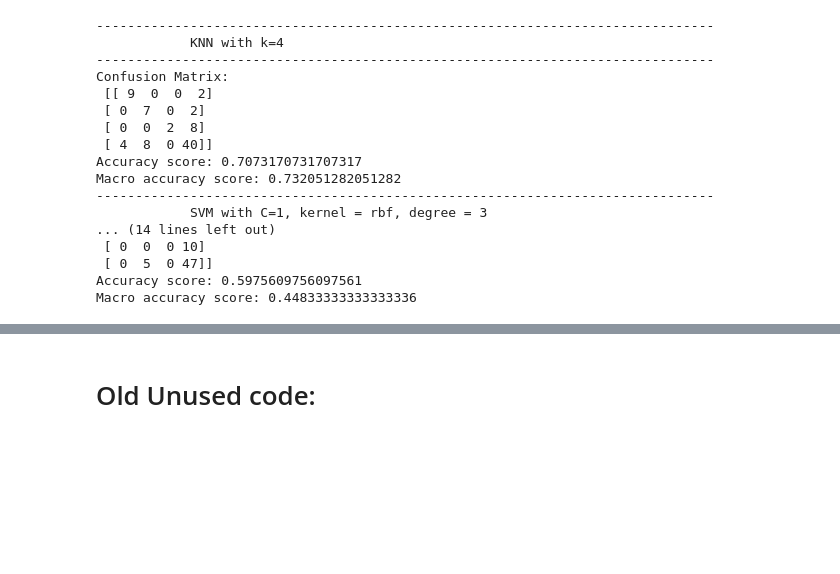
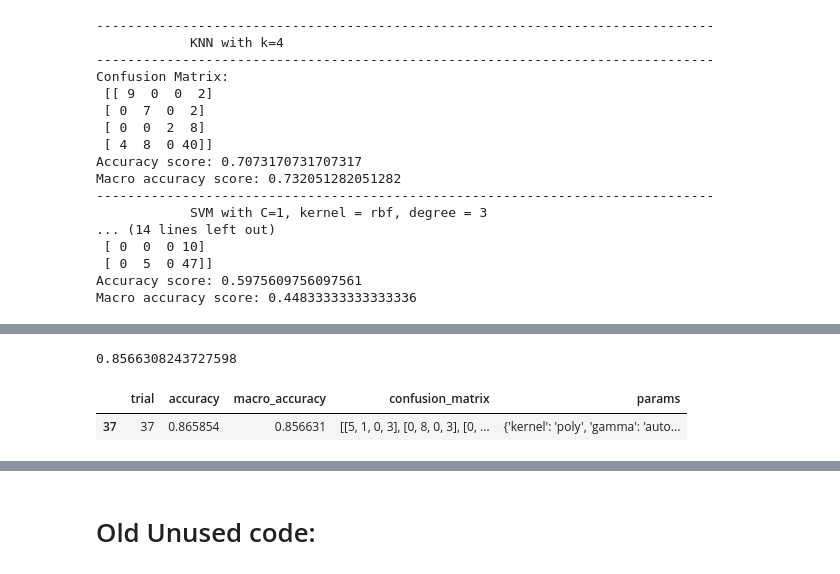
Before and after one commit to VedantKalbag/drum-style-identification, a Jupyter notebook: baseline_classifier.ipynb, the cells around one changed output, grey strips where cells are left out. Drawn from its saved outputs; the diff is of its cells as text; code cells hidden in the pictures; blank space fills up the shorter version.

```diff
--- a/baseline_classifier.ipynb
+++ b/baseline_classifier.ipynb
@@ -311,8 +374,6 @@ def extract_manual_features(x,fs):
     flux_std = np.std(flux)
 
     return centroid_mean, centroid_std, rms_mean, rms_std, zcr_mean, zcr_std, crest_mean, crest_std, flux_mean,flux_std
-# %%
-centroid_mean, centroid_std, rms_mean, rms_std, zcr_mean, zcr_std, crest_mean, crest_std, flux_mean,flux_std = extract_manual_features(df['audio'][0],44100)
 # %%
 df=info
 df['mfcc_mean'] = ''
@@ -345,7 +406,17 @@ for i in range(len(df)):
     df['delta_mfcc_mean'][i] = delta_mean
     df['delta_mfcc_std'][i] = delta_std
 
-    centroid_mean, centroid_std, rms_mean, rms_std, zcr_mean, zcr_std, crest_mean, crest_std, flux_mean,flux_std = extract_manual_features()
+    centroid_mean, centroid_std, rms_mean, rms_std, zcr_mean, zcr_std, crest_mean, crest_std, flux_mean,flux_std = extract_manual_features(df['audio'][i],44100)
+    df['centroid_mean'][i] = centroid_mean
+    df['centroid_std'][i] = centroid_std
+    df['rms_mean'][i] = rms_mean
+    df['rms_std'][i] = rms_std
+    df['zcr_mean'][i] = zcr_mean
+    df['zcr_std'][i] = zcr_std
+    df['crest_mean'][i] = crest_mean
+    df['crest_std'][i] = crest_std
+    df['flux_mean'][i] = flux_mean
+    df['flux_std'][i] = flux_std
 
 
 df[['mfcc1_mean','mfcc2_mean','mfcc3_mean','mfcc4_mean','mfcc5_mean','mfcc6_mean','mfcc7_mean','mfcc8_mean','mfcc9_mean','mfcc10_mean','mfcc11_mean','mfcc12_mean','mfcc13_mean']]=pd.DataFrame(df.mfcc_mean.tolist(), index= df.index)
@@ -405,7 +531,8 @@ X = df[['mfcc1_mean', 'mfcc2_mean', 'mfcc3_mean',
        'delta_mfcc3_std', 'delta_mfcc4_std', 'delta_mfcc5_std',
        'delta_mfcc6_std', 'delta_mfcc7_std', 'delta_mfcc8_std',
        'delta_mfcc9_std', 'delta_mfcc10_std', 'delta_mfcc11_std',
-       'delta_mfcc12_std', 'delta_mfcc13_std']]
+       'delta_mfcc12_std', 'delta_mfcc13_std',\
+       'centroid_mean','centroid_std','rms_mean','rms_std','zcr_mean','zcr_std','crest_mean','crest_std','flux_mean','flux_std']]
 y=df[['style']]
 
 for col in X.columns:
@@ -493,0 +807,62 @@ Macro accuracy score: 0.44833333333333336
+# %%
+C = [x**0.01 for x in range(25,200)]
+kernel = ['rbf','linear','poly','sigmoid']
+degree = [int(x) for x in range(1,8)]
+gamma = ['scale','auto']
+coef0 = [x*0.1 for x in range(0,40)]
+decision_function_shape = ['ovo','ovr']
+
+svm_grid = { 'C' : C,
+            'kernel' : kernel,
+            'degree' : degree,
+            'gamma' : gamma,
+            'coef0' : coef0,
+            'decision_function_shape' : decision_function_shape
+            }
+
+svc = SVC()
+svm_df=pd.DataFrame()
+svm_df['trial']=[]
+svm_df['accuracy'] = []
+svm_df['macro_accuracy'] = []
+svm_df['confusion_matrix']=[]
+svm_df['params']=[]
+
+trial=[]
+accuracy=[]
+macro_accuracy=[]
+confusion=[]
+params=[]
+for i in range(0,50):
+    trial.append(i)
+    svc_RandomGrid = RandomizedSearchCV(estimator = svc, param_distributions=svm_grid,cv=10,verbose=0,n_jobs=4) #verbose=2
+    svc_RandomGrid.fit(X_train,y_train)
+    #print(svc_RandomGrid.best_params_)
+    params.append(svc_RandomGrid.best_params_)
+    y_prediction = svc_RandomGrid.predict(X_test)
+    score=precision_score(y_test, y_prediction, average='macro')
+    acc = accuracy_score(y_test, y_prediction)
+    cm = confusion_matrix(y_test, y_prediction) # clean, highfry, layered, lowfry, midfry, no vocals
+
+    accuracy.append(acc)
+    macro_accuracy.append(score)
+    confusion.append(cm)
+    #print(f"Confusion Matrix:\n {cm}")
+    #print(f"Accuracy score: {accuracy}")
+    #print(f"Macro accuracy score: {score}")
+
+
+svm_df['trial']= trial
+svm_df['accuracy'] = accuracy
+svm_df['macro_accuracy'] = macro_accuracy
+svm_df['confusion_matrix']=confusion
+svm_df['params']=params
+
+svm_df['macro_accuracy'].max()
+# %% [output]
+0.8566308243727598
+# %%
+svm_df[svm_df['macro_accuracy'] == svm_df['macro_accuracy'].max() ]
+# %% [output]
+|  | trial | accuracy | macro_accuracy | confusion_matrix | params |
+| 37 | 37 | 0.865854 | 0.856631 | [[5, 1, 0, 3], [0, 8, 0, 3], [0, ... | {'kernel': 'poly', 'gamma': 'auto... |
```
Also changed, not shown: parts of 33 cells of this notebook.
